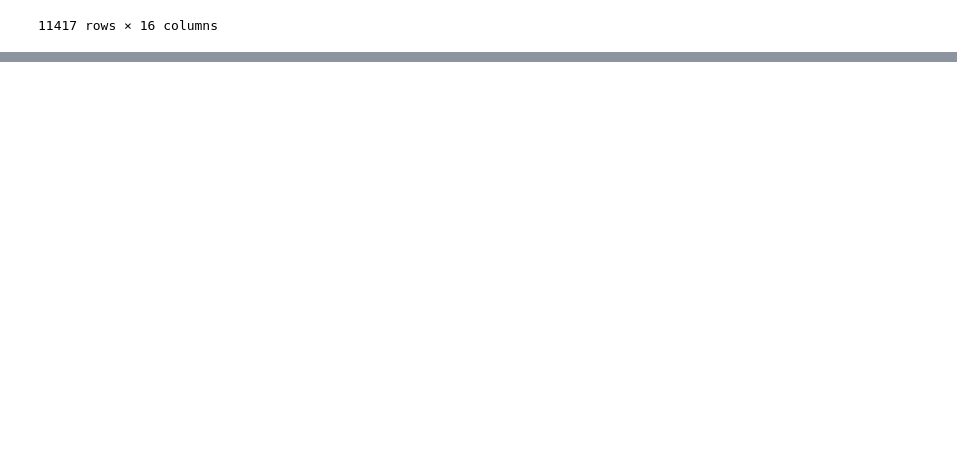
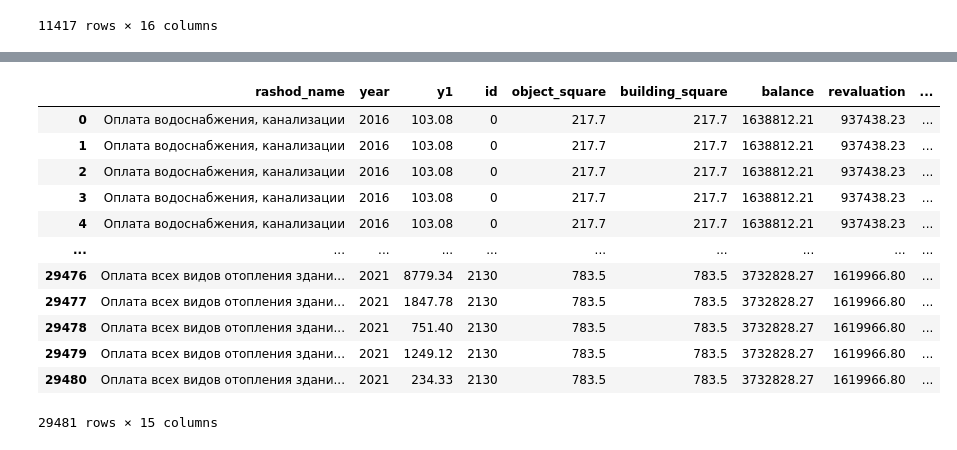
Before and after one commit to zayycev22/inflation, a Jupyter notebook: parse2.ipynb, the cells around one changed output, grey strips where cells are left out. Drawn from its saved outputs; the diff is of its cells as text; code cells hidden in the pictures; blank space fills up the shorter version.

```diff
--- a/parse2.ipynb
+++ b/parse2.ipynb
@@ -290,3 +108,36 @@ expenses
+# %%
+ids = expenses['id'].unique()
+from tqdm import tqdm
+for id in tqdm(ids):
+    years = expenses[expenses['id'] == id]['year'].to_list()
+    years.sort()
+    sums_amort = 0
+    sums_balance = 0
+    #балансная -balance, амортизация - deprecation
+    for year in range(1, len(years) + 1):
+        obj = expenses.loc[(expenses['id'] == id) & (expenses['year'] == years[year -1])].iloc[0]
+        r = 1 / ((1 + 0.1) ** year)
+        balance = obj['balance']
+        amort = obj['depreciation']
+        sums_balance += balance / ((1 + r) ** year)
+        sums_amort += amort / ((1 + r) ** year)
+    ans = sums_balance - sums_amort
+    expenses.loc[expenses['id'] == id, 'npc'] = ans
+expenses
+# %% [output]
+|  | rashod_name | year | y1 | id | object_square | building_square | balance | revaluation | ... |
+| 0 | Оплата водоснабжения, канализации | 2016 | 103.08 | 0 | 217.7 | 217.7 | 1638812.21 | 937438.23 | ... |
+| 1 | Оплата водоснабжения, канализации | 2016 | 103.08 | 0 | 217.7 | 217.7 | 1638812.21 | 937438.23 | ... |
+| 2 | Оплата водоснабжения, канализации | 2016 | 103.08 | 0 | 217.7 | 217.7 | 1638812.21 | 937438.23 | ... |
+| 3 | Оплата водоснабжения, канализации | 2016 | 103.08 | 0 | 217.7 | 217.7 | 1638812.21 | 937438.23 | ... |
+| 4 | Оплата водоснабжения, канализации | 2016 | 103.08 | 0 | 217.7 | 217.7 | 1638812.21 | 937438.23 | ... |
+| ... | ... | ... | ... | ... | ... | ... | ... | ... | ... |
+| 29476 | Оплата всех видов отопления здани... | 2021 | 8779.34 | 2130 | 783.5 | 783.5 | 3732828.27 | 1619966.80 | ... |
+| 29477 | Оплата всех видов отопления здани... | 2021 | 1847.78 | 2130 | 783.5 | 783.5 | 3732828.27 | 1619966.80 | ... |
+| 29478 | Оплата всех видов отопления здани... | 2021 | 751.40 | 2130 | 783.5 | 783.5 | 3732828.27 | 1619966.80 | ... |
+| 29479 | Оплата всех видов отопления здани... | 2021 | 1249.12 | 2130 | 783.5 | 783.5 | 3732828.27 | 1619966.80 | ... |
+| 29480 | Оплата всех видов отопления здани... | 2021 | 234.33 | 2130 | 783.5 | 783.5 | 3732828.27 | 1619966.80 | ... |
+29481 rows × 15 columns
 # %%
 # dicts technical_condition otdel city rashod_name
 rashod_names = expenses['rashod_name'].to_list()
```
Also changed, not shown: parts of 18 cells of this notebook, 1 other file.
